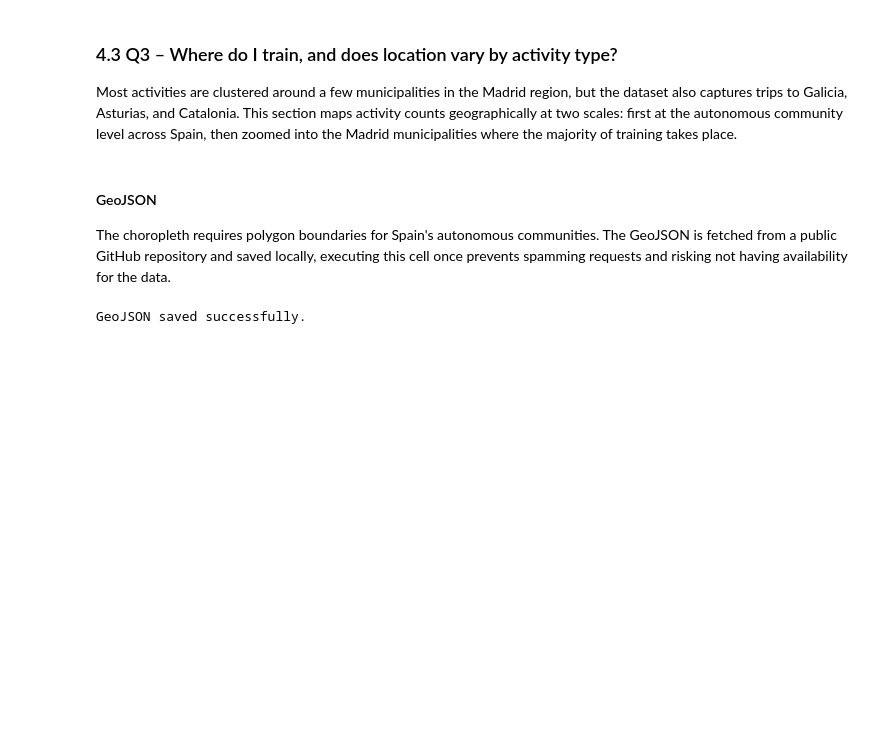
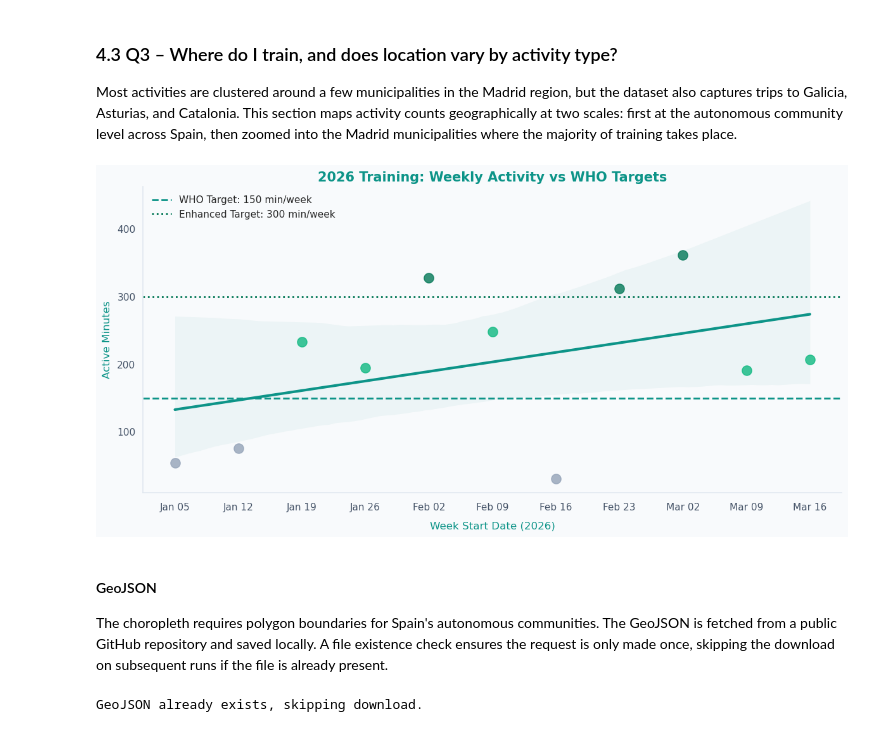
Before and after one commit to itzi97/DV_Python, a Jupyter notebook: data_viz_notebook.ipynb, the cells around one changed output. Cells and saved outputs as stored; diff of their text form; code cells hidden in the pictures; blank space fills up the shorter version.

```diff
--- a/data_viz_notebook.ipynb
+++ b/data_viz_notebook.ipynb
@@ -818,21 +370,75 @@ but the dataset also captures trips to Galicia, Asturias, and Catalonia.
 This section maps activity counts geographically at two scales: first at the
 autonomous community level across Spain, then zoomed into the Madrid municipalities
 where the majority of training takes place.
+# %%
+# Aggregate WHO equivalent minutes per week for 2026
+weekly_trend = (df[df['Year'] == 2026]
+                .groupby('Week')['WHO_equiv'].sum().reset_index())
+
+# Sequential week number for regression x-axis
+weekly_trend['Week_Seq'] = range(1, len(weekly_trend) + 1)
+# ISO weeks start Monday, anchored to first Monday of 2026
+weekly_trend['Week_Start'] = pd.date_range(
+    start='2026-01-05', periods=len(weekly_trend), freq='W-MON')
+
+fig, ax = plt.subplots(figsize=(12, 6), facecolor=COLORS["bg"])
+ax.set_facecolor(COLORS["bg"])
+
+# Regression line only scatter drawn manually below for color control
+sns.regplot(data=weekly_trend, x='Week_Seq', y='WHO_equiv',
+            scatter=False, line_kws={'color': COLORS["accent"], 'lw': 3},
+            ax=ax)
+# Reduce confidence interval opacity to avoid cluttering a small sample
+ax.collections[0].set_alpha(0.05)
+
+# Manual scatter colored by WHO tier
+for mask, color in [
+    (weekly_trend['WHO_equiv'] < 150, COLORS["below"]),
+    ((weekly_trend['WHO_equiv'] >= 150) & (weekly_trend['WHO_equiv'] < 300),
+     COLORS["success"]),
+    (weekly_trend['WHO_equiv'] >= 300, COLORS["deep_green"]),
+]:
+    ax.scatter(weekly_trend.loc[mask, 'Week_Seq'],
+               weekly_trend.loc[mask, 'WHO_equiv'],
+               s=120, alpha=0.8, color=color, zorder=3)
+
+# WHO reference lines
+ax.axhline(150, color=COLORS["accent"], lw=2, ls="--",
+           label="WHO Target: 150 min/week")
+ax.axhline(300, color=COLORS["deep_green"], lw=2, ls=":",
+           label="Enhanced Target: 300 min/week")
+
+# Use actual dates on x axis instead of week numbers for readability
+ax.set_xticks(weekly_trend['Week_Seq'])
+ax.set_xticklabels(weekly_trend['Week_Start'].dt.strftime('%b %d'),
+                   rotation=0, ha='center')
+ax.set_xlabel('Week Start Date (2026)', fontsize=12, labelpad=10)
+ax.set_ylabel('Active Minutes', fontsize=12, labelpad=6)
+ax.set_title('2026 Training: Weekly Activity vs WHO Targets',
+             fontsize=15, fontweight='bold')
+apply_theme(ax)
+ax.grid(False)
+ax.legend(frameon=False)
+plt.tight_layout()
+plt.savefig('figures/q2_trend_2026.png', dpi=300,
+            bbox_inches='tight', facecolor=COLORS["bg"])
+plt.show()
+# %% [output]
+[figure, new version]
 # %% [markdown]
 #### GeoJSON
 
-The choropleth requires polygon boundaries for Spain's autonomous communities.
-The GeoJSON is fetched from a public GitHub repository and saved locally, executing
-this cell once prevents spamming requests and risking not having availability for
-the data.
+The choropleth requires polygon boundaries for Spain's autonomous communities. The GeoJSON is fetched from a public GitHub repository and saved locally. A file existence check ensures the request is only made once, skipping the download on subsequent runs if the file is already present.
 # %%
 url = "https://raw.githubusercontent.com/codeforgermany/click_that_hood/main/public/data/spain-communities.geojson"
-r = requests.get(url, timeout=30)
-r.raise_for_status()
 
-with open("spain_communities.geojson", "w", encoding="utf-8") as f:
-    f.write(r.text)
-
-print("GeoJSON saved successfully.")
+if not os.path.exists("spain_communities.geojson"):
+    r = requests.get(url, timeout=30)
+    r.raise_for_status()
+    with open("spain_communities.geojson", "w", encoding="utf-8") as f:
+        f.write(r.text)
+    print("GeoJSON downloaded and saved.")
+else:
+    print("GeoJSON already exists, skipping download.")
 # %% [output]
-GeoJSON saved successfully.
+GeoJSON already exists, skipping download.
```
Also changed, not shown: parts of 25 cells of this notebook, 10 other files.
